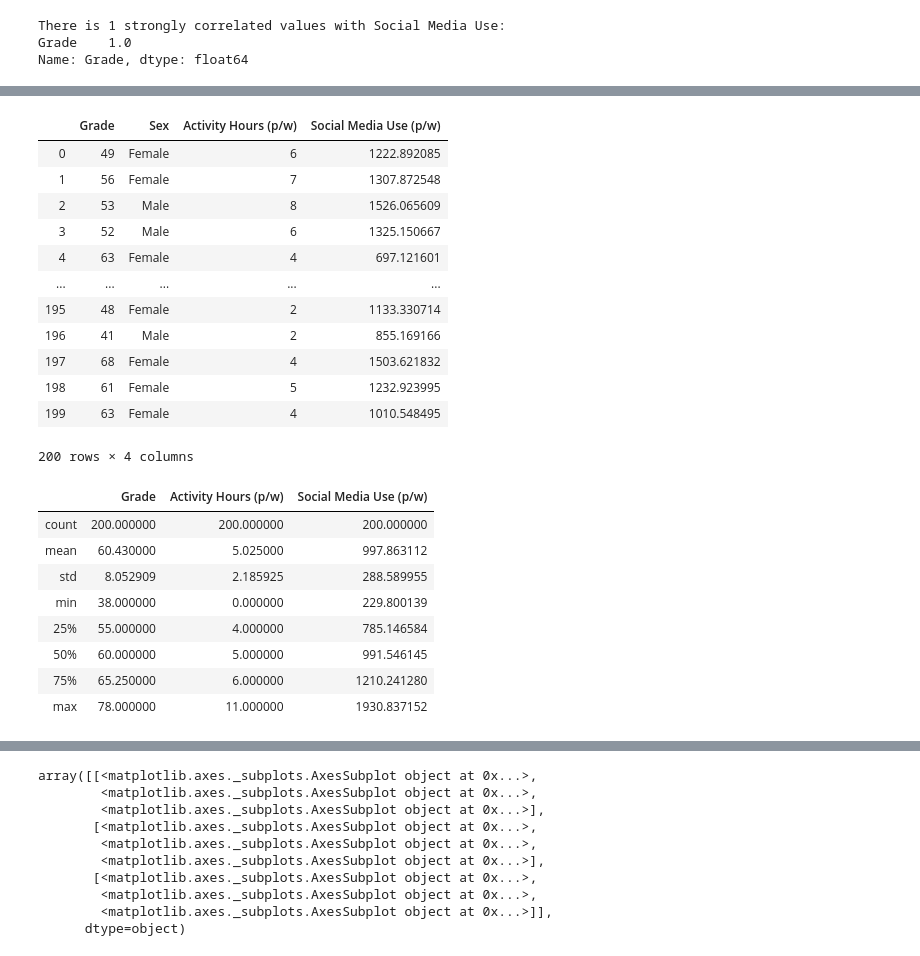
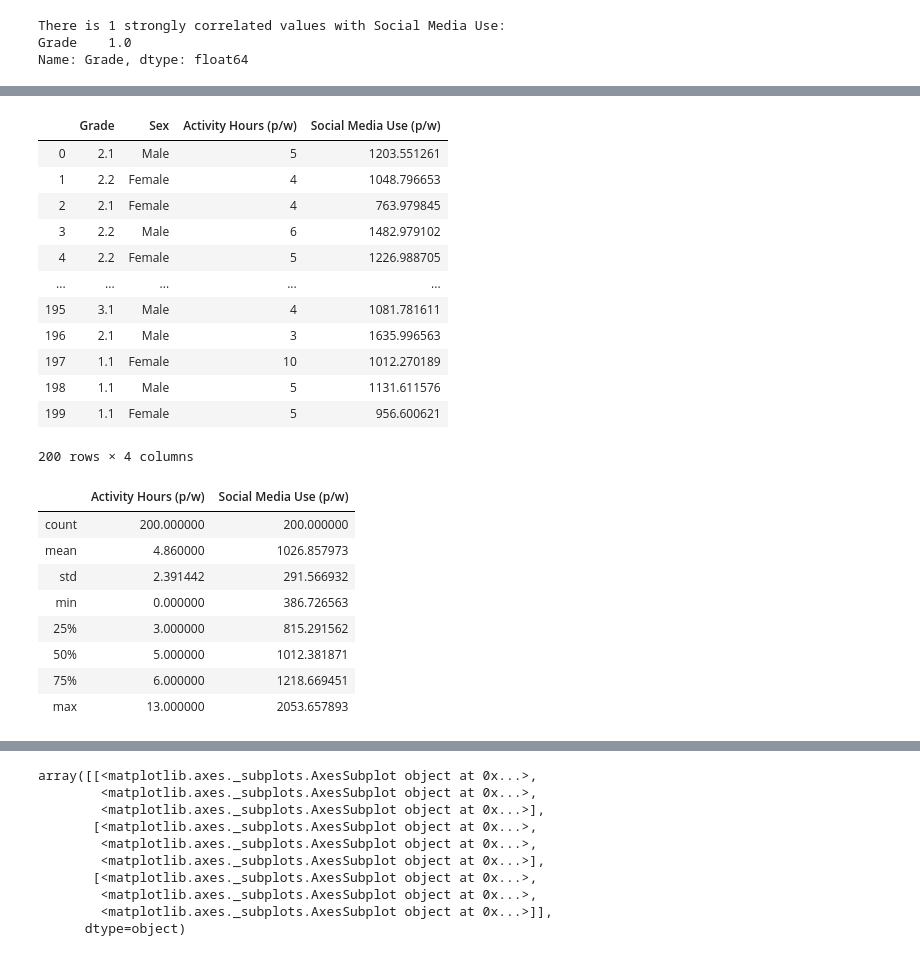
Before and after one commit to Willie2511/Programming-For-DA-Project, a Jupyter notebook: ProgrammingProject.ipynb, the cells around one changed output, grey strips where cells are left out. Saved outputs shown, nothing was run; the diff lists cells and outputs as text; code cells hidden in the pictures.

```diff
--- a/ProgrammingProject.ipynb
+++ b/ProgrammingProject.ipynb
@@ -205,35 +213,35 @@ columns = ['Student Grade', 'Activity Level', 'Social Media Use', 'Sex']
 Grades = ('1.1', '2.1', '2.2', '3.1', 'Pass')
 # %%
 d = {
-    'Grade': np.random.poisson(60, 200),
+    'Grade': np.random.choice(Grades, p= [0.1, 0.5 ,0.3 ,0.07 , 0.03], size=200),
     'Sex': np.random.choice(['Male', 'Female'], p=[0.5, 0.5], size=200),
     'Activity Hours (p/w)': np.random.poisson(5, 200),
     'Social Media Use (p/w)': np.random.normal(1000, 300, 200)}
 df = pd.DataFrame(data=d, index=range(200))
 df
 # %% [output]
 |  | Grade | Sex | Activity Hours (p/w) | Social Media Use (p/w) |
-| 0 | 49 | Female | 6 | 1222.892085 |
-| 1 | 56 | Female | 7 | 1307.872548 |
-| 2 | 53 | Male | 8 | 1526.065609 |
-| 3 | 52 | Male | 6 | 1325.150667 |
-| 4 | 63 | Female | 4 | 697.121601 |
+| 0 | 2.1 | Male | 5 | 1203.551261 |
+| 1 | 2.2 | Female | 4 | 1048.796653 |
+| 2 | 2.1 | Female | 4 | 763.979845 |
+| 3 | 2.2 | Male | 6 | 1482.979102 |
+| 4 | 2.2 | Female | 5 | 1226.988705 |
 | ... | ... | ... | ... | ... |
-| 195 | 48 | Female | 2 | 1133.330714 |
-| 196 | 41 | Male | 2 | 855.169166 |
-| 197 | 68 | Female | 4 | 1503.621832 |
-| 198 | 61 | Female | 5 | 1232.923995 |
-| 199 | 63 | Female | 4 | 1010.548495 |
+| 195 | 3.1 | Male | 4 | 1081.781611 |
+| 196 | 2.1 | Male | 3 | 1635.996563 |
+| 197 | 1.1 | Female | 10 | 1012.270189 |
+| 198 | 1.1 | Male | 5 | 1131.611576 |
+| 199 | 1.1 | Female | 5 | 956.600621 |
 200 rows × 4 columns
 # %%
 df.describe()
 # %% [output]
-|  | Grade | Activity Hours (p/w) | Social Media Use (p/w) |
-| count | 200.000000 | 200.000000 | 200.000000 |
-| mean | 60.430000 | 5.025000 | 997.863112 |
-| std | 8.052909 | 2.185925 | 288.589955 |
-| min | 38.000000 | 0.000000 | 229.800139 |
-| 25% | 55.000000 | 4.000000 | 785.146584 |
-| 50% | 60.000000 | 5.000000 | 991.546145 |
-| 75% | 65.250000 | 6.000000 | 1210.241280 |
-| max | 78.000000 | 11.000000 | 1930.837152 |
+|  | Activity Hours (p/w) | Social Media Use (p/w) |
+| count | 200.000000 | 200.000000 |
+| mean | 4.860000 | 1026.857973 |
+| std | 2.391442 | 291.566932 |
+| min | 0.000000 | 386.726563 |
+| 25% | 3.000000 | 815.291562 |
+| 50% | 5.000000 | 1012.381871 |
+| 75% | 6.000000 | 1218.669451 |
+| max | 13.000000 | 2053.657893 |
```
Also changed, not shown: parts of 22 cells of this notebook.
